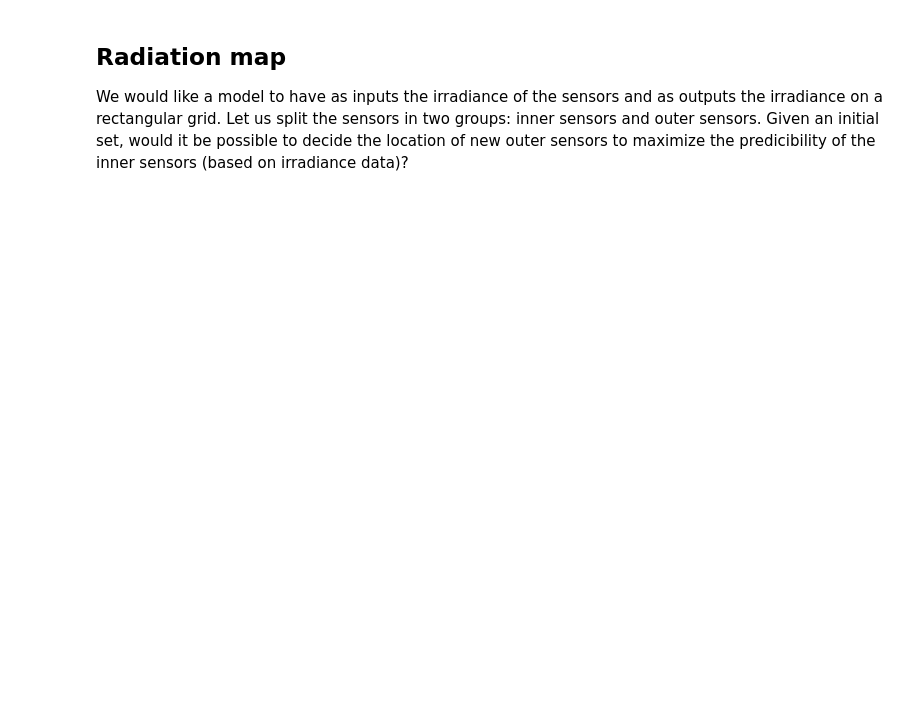
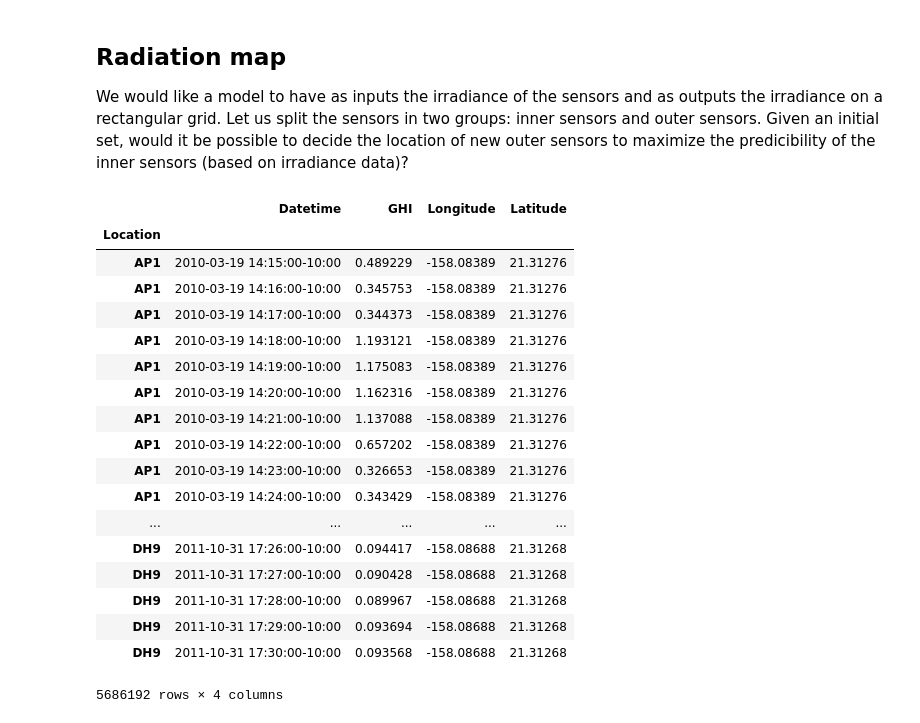
Before and after one commit to albertotb/solar, a Jupyter notebook: notebooks/ghi_map.ipynb, the cells around one changed output. Cells and saved outputs as stored; diff of their text form; code cells hidden in the pictures; blank space fills up the shorter version.

```diff
--- a/notebooks/ghi_map.ipynb
+++ b/notebooks/ghi_map.ipynb
@@ -38,3 +38,25 @@ def get_grid(lonlat, decimals=3):
 
     xx, yy = np.meshgrid(lon, lat)
     return pd.DataFrame({'lon': xx.ravel(), 'lat': yy.ravel()})
+# %%
+df_long
+# %% [output]
+|  | Datetime | GHI | Longitude | Latitude |
+| Location |  |  |  |  |
+| AP1 | 2010-03-19 14:15:00-10:00 | 0.489229 | -158.08389 | 21.31276 |
+| AP1 | 2010-03-19 14:16:00-10:00 | 0.345753 | -158.08389 | 21.31276 |
+| AP1 | 2010-03-19 14:17:00-10:00 | 0.344373 | -158.08389 | 21.31276 |
+| AP1 | 2010-03-19 14:18:00-10:00 | 1.193121 | -158.08389 | 21.31276 |
+| AP1 | 2010-03-19 14:19:00-10:00 | 1.175083 | -158.08389 | 21.31276 |
+| AP1 | 2010-03-19 14:20:00-10:00 | 1.162316 | -158.08389 | 21.31276 |
+| AP1 | 2010-03-19 14:21:00-10:00 | 1.137088 | -158.08389 | 21.31276 |
+| AP1 | 2010-03-19 14:22:00-10:00 | 0.657202 | -158.08389 | 21.31276 |
+| AP1 | 2010-03-19 14:23:00-10:00 | 0.326653 | -158.08389 | 21.31276 |
+| AP1 | 2010-03-19 14:24:00-10:00 | 0.343429 | -158.08389 | 21.31276 |
+| ... | ... | ... | ... | ... |
+| DH9 | 2011-10-31 17:26:00-10:00 | 0.094417 | -158.08688 | 21.31268 |
+| DH9 | 2011-10-31 17:27:00-10:00 | 0.090428 | -158.08688 | 21.31268 |
+| DH9 | 2011-10-31 17:28:00-10:00 | 0.089967 | -158.08688 | 21.31268 |
+| DH9 | 2011-10-31 17:29:00-10:00 | 0.093694 | -158.08688 | 21.31268 |
+| DH9 | 2011-10-31 17:30:00-10:00 | 0.093568 | -158.08688 | 21.31268 |
+5686192 rows × 4 columns
```
Also changed, not shown: parts of 6 cells of this notebook.
